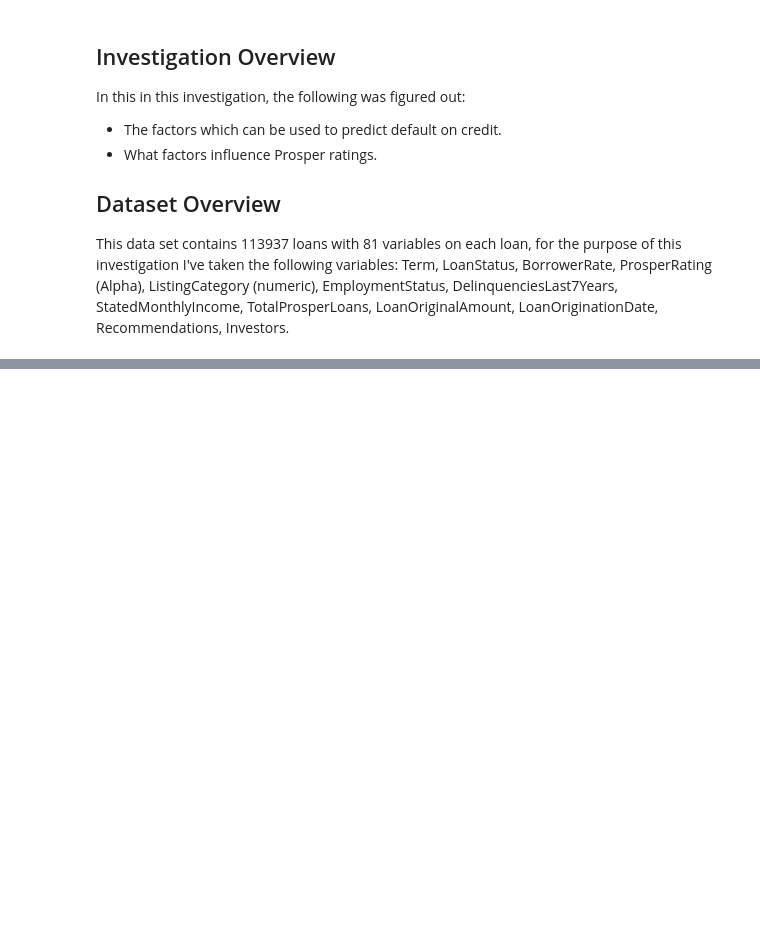
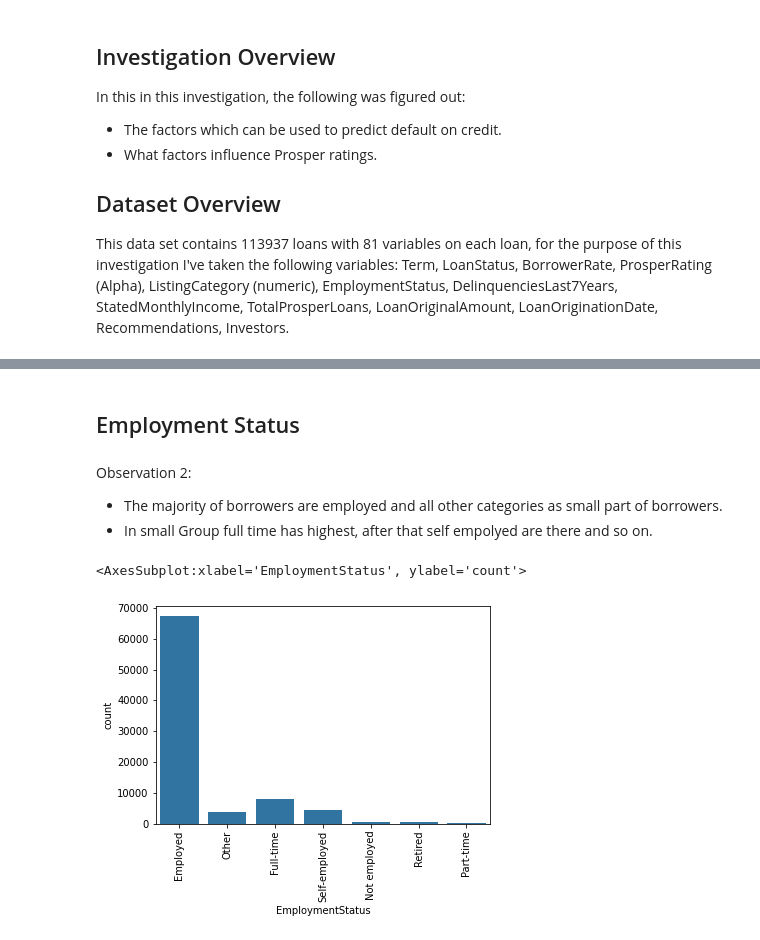
Before and after one commit to NgweBecky/Communicate-data-findings, a Jupyter notebook: Part_II_slide_deck.ipynb, the cells around one changed output, grey strips where cells are left out. Cells and saved outputs as stored; diff of their text form; code cells hidden in the pictures; blank space fills up the shorter version.

```diff
--- a/Part_II_slide_deck.ipynb
+++ b/Part_II_slide_deck.ipynb
@@ -54,0 +53,12 @@ but feel free to add more if you'd like!
+# %% [markdown]
+## Employment Status
+# %% [markdown]
+Observation 2:
+* The majority of borrowers are employed and all other categories as small part of borrowers.
+* In small Group full time has highest, after that self empolyed are there and so on.
+# %%
+plt.xticks(rotation= 90)
+sns.countplot(data=target_df, x= 'EmploymentStatus', color= base_color)
+# %% [output]
+<AxesSubplot:xlabel='EmploymentStatus', ylabel='count'>
+[figure, added]
```
Also changed, not shown: parts of 32 cells of this notebook.
